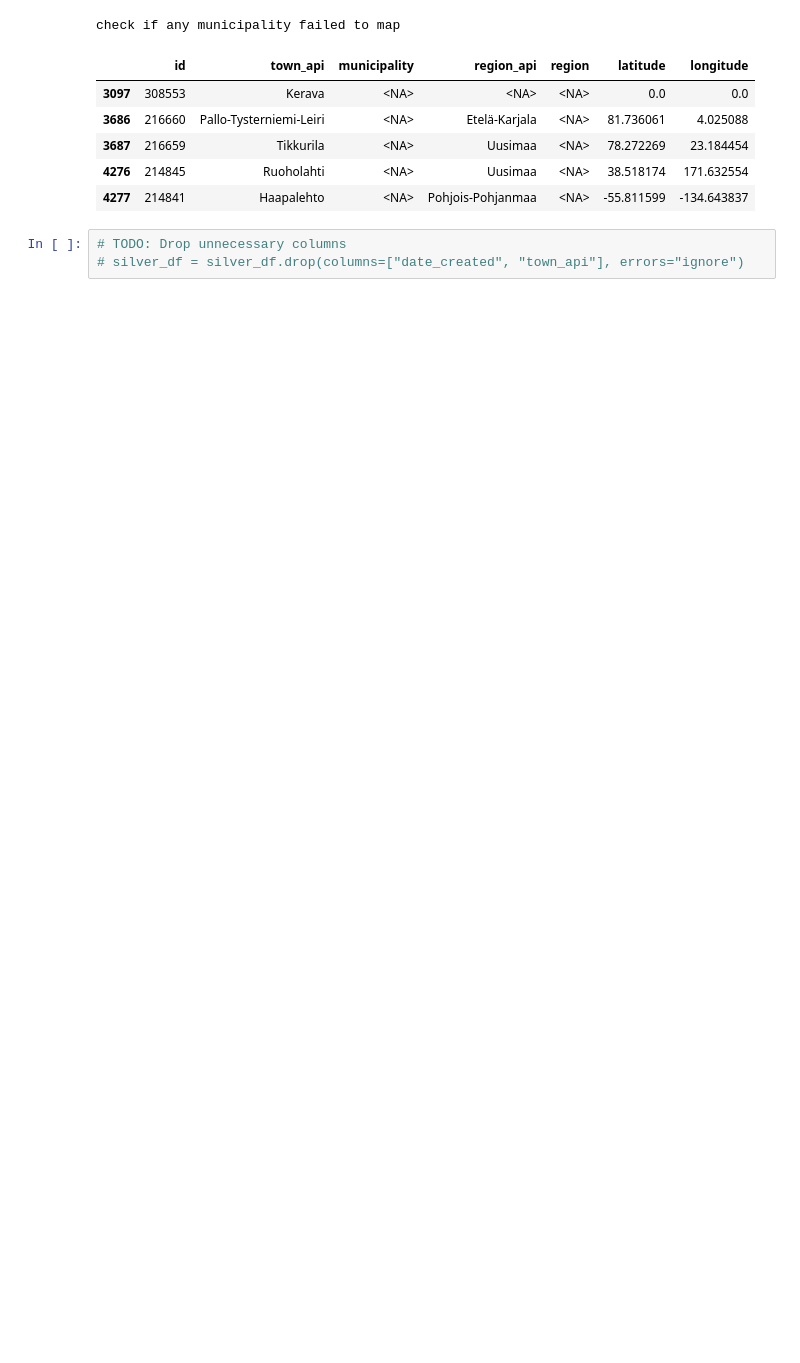
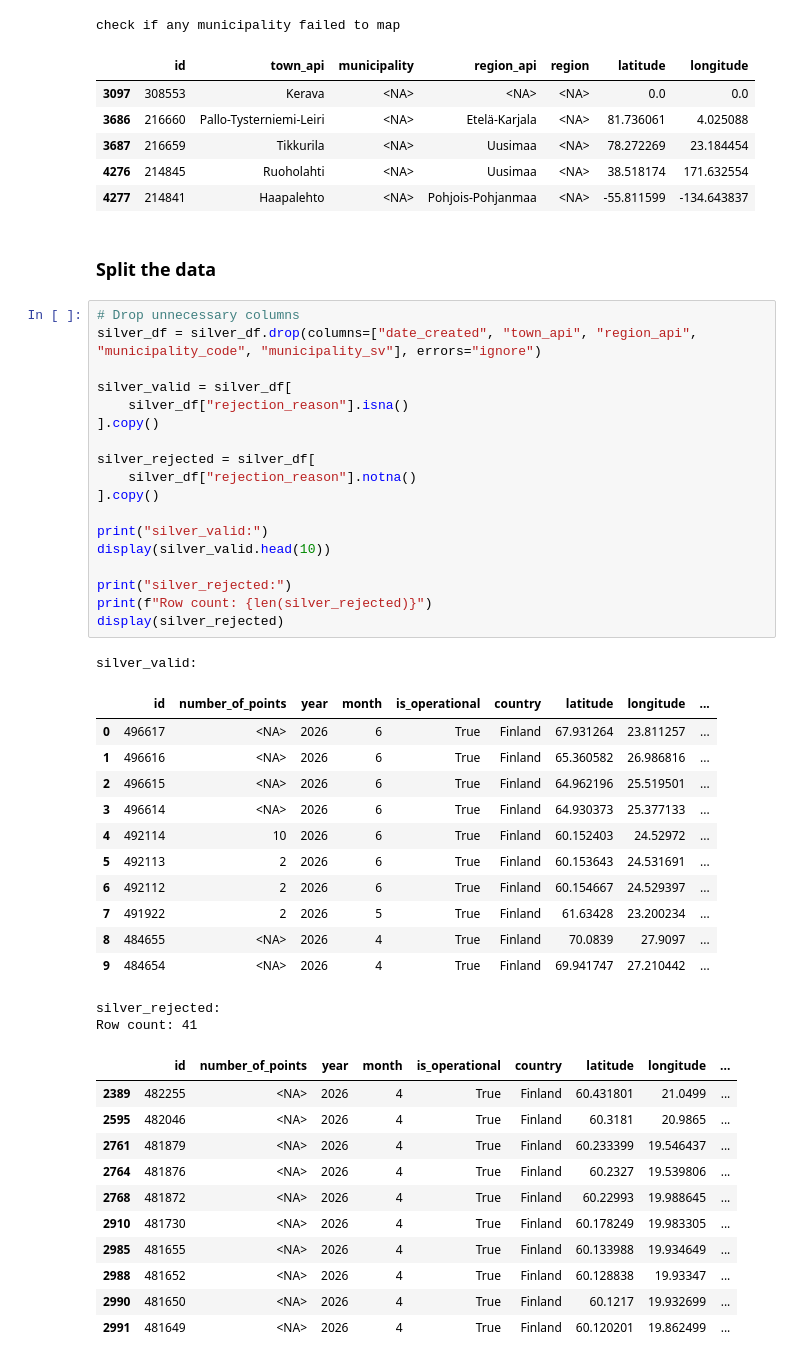
Before and after one commit to MarkusJakonen/de-week8-mini-project-team1, a Jupyter notebook: Silver/silver_data_cleaning_open_charge_FI.ipynb, the cells around one changed output. Saved outputs shown, nothing was run; the diff lists cells and outputs as text; blank space fills up the shorter version.

Commit message:
After quality checks split the data to silver_valid and silver_rejected.

```diff
--- a/Silver/silver_data_cleaning_open_charge_FI.ipynb
+++ b/Silver/silver_data_cleaning_open_charge_FI.ipynb
@@ -749,6 +756,49 @@ check if any municipality failed to map
 | 3687 | 216659 | Tikkurila | <NA> | Uusimaa | <NA> | 78.272269 | 23.184454 |
 | 4276 | 214845 | Ruoholahti | <NA> | Uusimaa | <NA> | 38.518174 | 171.632554 |
 | 4277 | 214841 | Haapalehto | <NA> | Pohjois-Pohjanmaa | <NA> | -55.811599 | -134.643837 |
+# %% [markdown]
+### Split the data
 # %%
-# TODO: Drop unnecessary columns
-# silver_df = silver_df.drop(columns=["date_created", "town_api"], errors="ignore")
+# Drop unnecessary columns
+silver_df = silver_df.drop(columns=["date_created", "town_api", "region_api", "municipality_code", "municipality_sv"], errors="ignore")
+
+silver_valid = silver_df[
+    silver_df["rejection_reason"].isna()
+].copy()
+
+silver_rejected = silver_df[
+    silver_df["rejection_reason"].notna()
+].copy()
+
+print("silver_valid:")
+display(silver_valid.head(10))
+
+print("silver_rejected:")
+print(f"Row count: {len(silver_rejected)}")
+display(silver_rejected)
+# %% [output]
+silver_valid:
+|  | id | number_of_points | year | month | is_operational | country | latitude | longitude | ... |
+| 0 | 496617 | <NA> | 2026 | 6 | True | Finland | 67.931264 | 23.811257 | ... |
+| 1 | 496616 | <NA> | 2026 | 6 | True | Finland | 65.360582 | 26.986816 | ... |
+| 2 | 496615 | <NA> | 2026 | 6 | True | Finland | 64.962196 | 25.519501 | ... |
+| 3 | 496614 | <NA> | 2026 | 6 | True | Finland | 64.930373 | 25.377133 | ... |
+| 4 | 492114 | 10 | 2026 | 6 | True | Finland | 60.152403 | 24.52972 | ... |
+| 5 | 492113 | 2 | 2026 | 6 | True | Finland | 60.153643 | 24.531691 | ... |
+| 6 | 492112 | 2 | 2026 | 6 | True | Finland | 60.154667 | 24.529397 | ... |
+| 7 | 491922 | 2 | 2026 | 5 | True | Finland | 61.63428 | 23.200234 | ... |
+| 8 | 484655 | <NA> | 2026 | 4 | True | Finland | 70.0839 | 27.9097 | ... |
+| 9 | 484654 | <NA> | 2026 | 4 | True | Finland | 69.941747 | 27.210442 | ... |
+silver_rejected:
+Row count: 41
+|  | id | number_of_points | year | month | is_operational | country | latitude | longitude | ... |
+| 2389 | 482255 | <NA> | 2026 | 4 | True | Finland | 60.431801 | 21.0499 | ... |
+| 2595 | 482046 | <NA> | 2026 | 4 | True | Finland | 60.3181 | 20.9865 | ... |
+| 2761 | 481879 | <NA> | 2026 | 4 | True | Finland | 60.233399 | 19.546437 | ... |
+| 2764 | 481876 | <NA> | 2026 | 4 | True | Finland | 60.2327 | 19.539806 | ... |
+| 2768 | 481872 | <NA> | 2026 | 4 | True | Finland | 60.22993 | 19.988645 | ... |
+| 2910 | 481730 | <NA> | 2026 | 4 | True | Finland | 60.178249 | 19.983305 | ... |
+| 2985 | 481655 | <NA> | 2026 | 4 | True | Finland | 60.133988 | 19.934649 | ... |
+| 2988 | 481652 | <NA> | 2026 | 4 | True | Finland | 60.128838 | 19.93347 | ... |
+| 2990 | 481650 | <NA> | 2026 | 4 | True | Finland | 60.1217 | 19.932699 | ... |
+| 2991 | 481649 | <NA> | 2026 | 4 | True | Finland | 60.120201 | 19.862499 | ... |
```
Also changed, not shown: parts of 2 cells of this notebook.
